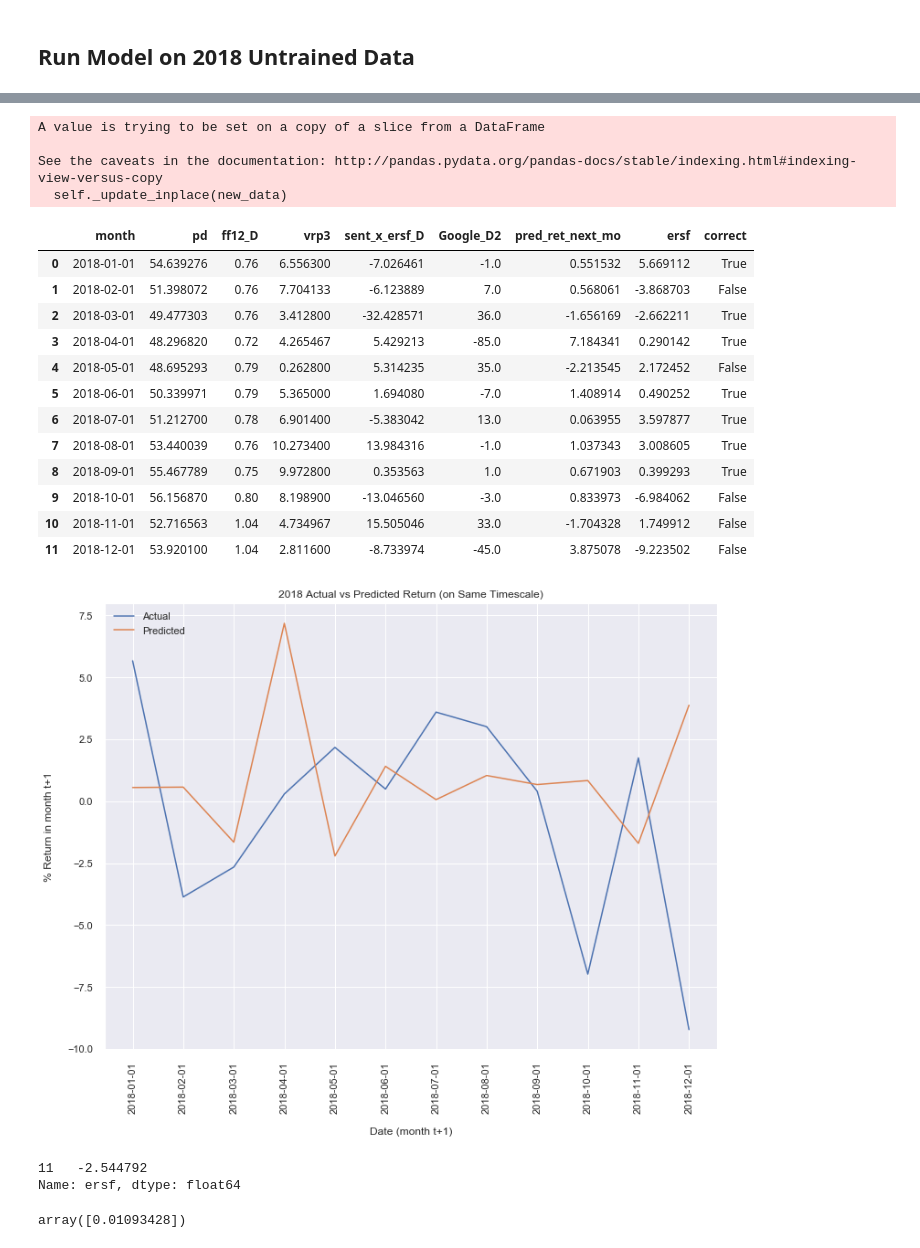
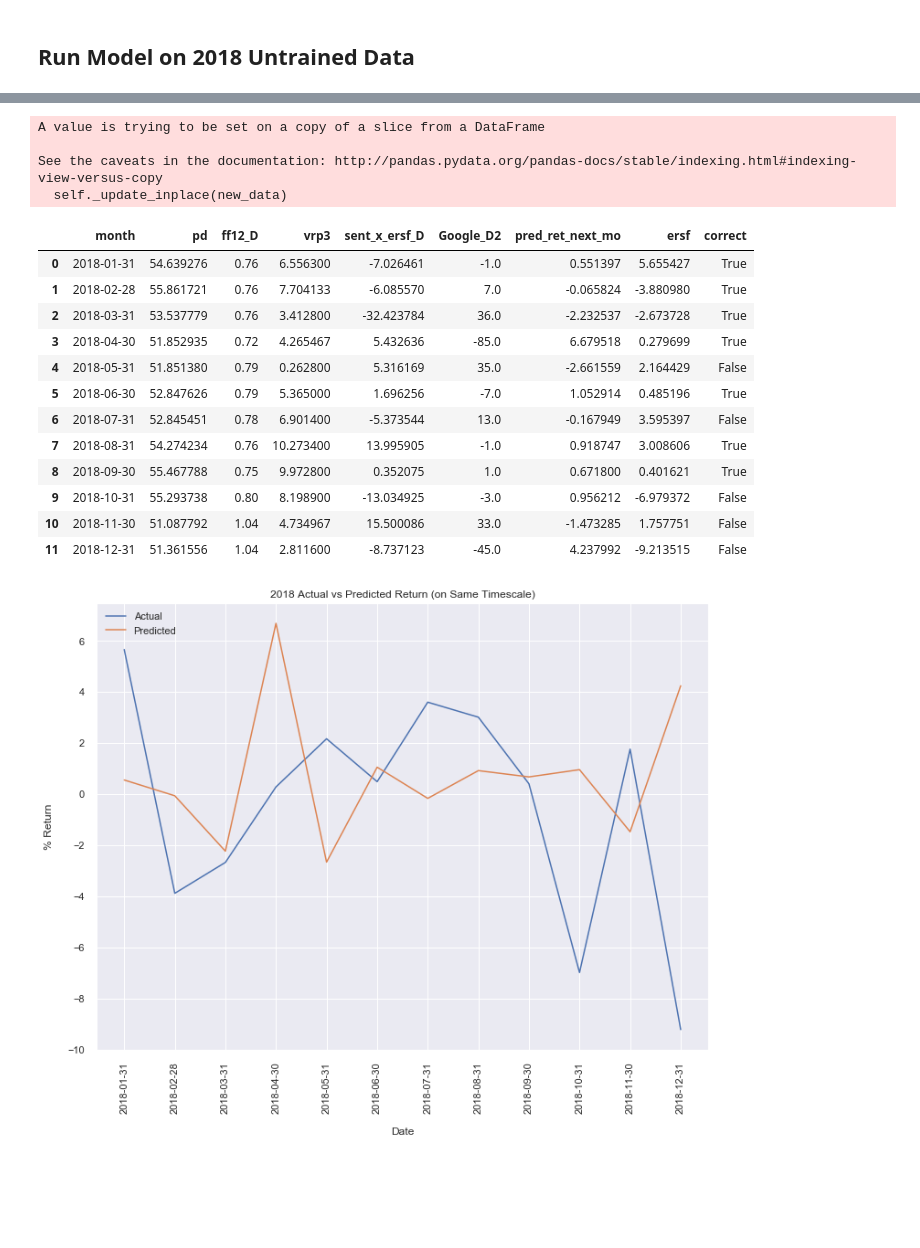
Before and after one commit to maks-p/momentum_sentiment_FINAL, a Jupyter notebook: momentum_sentiment_final.ipynb, the cells around one changed output, grey strips where cells are left out. Cells and saved outputs as stored; diff of their text form; code cells hidden in the pictures; blank space fills up the shorter version.

```diff
--- a/momentum_sentiment_final.ipynb
+++ b/momentum_sentiment_final.ipynb
@@ -442,8 +409,7 @@ df18_actual_returns
 # %%
 #Select Indepdendent Variable from 2018 run, create DataFrame of Independent Variables
 ind_variables = ['pd', 'ff12_D', 'vrp3', 'sent_x_ersf_D', 'Google_D2']
-X = pd.DataFrame(run18,columns=ind_variables)
-X = X.set_index(run18['EOM'])
+X = pd.DataFrame(df_test,columns=ind_variables)
 X
 # %% [output]
 |  | pd | ff12_D | vrp3 | sent_x_ersf_D | Google_D2 |
@@ -506,7 +472,7 @@ df_predictions
 #Create Summary Dataframe with Predictions & Independent Variables
 df_summary = X
 df_summary = pd.concat([X.reset_index(), df_predictions.reset_index(drop=True)], axis=1)
-df_summary = df_summary.merge(df18_actual_returns, how='outer', on='EOM')
+df_summary = df_summary.merge(df18, how='outer', on='Date')
 df_summary['ersf'] = df_summary['ersf'].shift(-1)
 df_summary = df_summary.head(12)
 df_summary
@@ -577,12 +543,12 @@ df_summary['correct'] = (((df_summary['pred_ret_next_mo'] > 0) & (df_summary['er
                          | ((df_summary['pred_ret_next_mo'] < 0) & (df_summary['ersf'] < 0)))
 # %%
 #Create 'month' column that equals the month of actual returns to more clearly show month -> predicted return -> actual return
-df_summary['month'] = df_summary['EOM'].shift(-1)
+df_summary['month'] = df_summary['Date'].shift(-1)
 # %%
 df_summary = df_summary[['month', 'pd', 'ff12_D', 'vrp3', 'sent_x_ersf_D', 'Google_D2', 'pred_ret_next_mo', 'ersf', 'correct']]
 # %%
 #HARDCODE December into NA value
-df_summary.month.fillna('2018-12-01', inplace=True)
+df_summary.month.fillna('2018-12-31', inplace=True)
 df_summary
 # %% [output]
 A value is trying to be set on a copy of a slice from a DataFrame
@@ -590,43 +556,31 @@ A value is trying to be set on a copy of a slice from a DataFrame
 See the caveats in the documentation: http://pandas.pydata.org/pandas-docs/stable/indexing.html#indexing-view-versus-copy
   self._update_inplace(new_data)
 |  | month | pd | ff12_D | vrp3 | sent_x_ersf_D | Google_D2 | pred_ret_next_mo | ersf | correct |
-| 0 | 2018-01-01 | 54.639276 | 0.76 | 6.556300 | -7.026461 | -1.0 | 0.551532 | 5.669112 | True |
-| 1 | 2018-02-01 | 51.398072 | 0.76 | 7.704133 | -6.123889 | 7.0 | 0.568061 | -3.868703 | False |
-| 2 | 2018-03-01 | 49.477303 | 0.76 | 3.412800 | -32.428571 | 36.0 | -1.656169 | -2.662211 | True |
-| 3 | 2018-04-01 | 48.296820 | 0.72 | 4.265467 | 5.429213 | -85.0 | 7.184341 | 0.290142 | True |
-| 4 | 2018-05-01 | 48.695293 | 0.79 | 0.262800 | 5.314235 | 35.0 | -2.213545 | 2.172452 | False |
-| 5 | 2018-06-01 | 50.339971 | 0.79 | 5.365000 | 1.694080 | -7.0 | 1.408914 | 0.490252 | True |
-| 6 | 2018-07-01 | 51.212700 | 0.78 | 6.901400 | -5.383042 | 13.0 | 0.063955 | 3.597877 | True |
-| 7 | 2018-08-01 | 53.440039 | 0.76 | 10.273400 | 13.984316 | -1.0 | 1.037343 | 3.008605 | True |
-| 8 | 2018-09-01 | 55.467789 | 0.75 | 9.972800 | 0.353563 | 1.0 | 0.671903 | 0.399293 | True |
-| 9 | 2018-10-01 | 56.156870 | 0.80 | 8.198900 | -13.046560 | -3.0 | 0.833973 | -6.984062 | False |
-| 10 | 2018-11-01 | 52.716563 | 1.04 | 4.734967 | 15.505046 | 33.0 | -1.704328 | 1.749912 | False |
-| 11 | 2018-12-01 | 53.920100 | 1.04 | 2.811600 | -8.733974 | -45.0 | 3.875078 | -9.223502 | False |
+| 0 | 2018-01-31 | 54.639276 | 0.76 | 6.556300 | -7.026461 | -1.0 | 0.551397 | 5.655427 | True |
+| 1 | 2018-02-28 | 55.861721 | 0.76 | 7.704133 | -6.085570 | 7.0 | -0.065824 | -3.880980 | True |
+| 2 | 2018-03-31 | 53.537779 | 0.76 | 3.412800 | -32.423784 | 36.0 | -2.232537 | -2.673728 | True |
+| 3 | 2018-04-30 | 51.852935 | 0.72 | 4.265467 | 5.432636 | -85.0 | 6.679518 | 0.279699 | True |
+| 4 | 2018-05-31 | 51.851380 | 0.79 | 0.262800 | 5.316169 | 35.0 | -2.661559 | 2.164429 | False |
+| 5 | 2018-06-30 | 52.847626 | 0.79 | 5.365000 | 1.696256 | -7.0 | 1.052914 | 0.485196 | True |
+| 6 | 2018-07-31 | 52.845451 | 0.78 | 6.901400 | -5.373544 | 13.0 | -0.167949 | 3.595397 | False |
+| 7 | 2018-08-31 | 54.274234 | 0.76 | 10.273400 | 13.995905 | -1.0 | 0.918747 | 3.008606 | True |
+| 8 | 2018-09-30 | 55.467788 | 0.75 | 9.972800 | 0.352075 | 1.0 | 0.671800 | 0.401621 | True |
+| 9 | 2018-10-31 | 55.293738 | 0.80 | 8.198900 | -13.034925 | -3.0 | 0.956212 | -6.979372 | False |
+| 10 | 2018-11-30 | 51.087792 | 1.04 | 4.734967 | 15.500086 | 33.0 | -1.473285 | 1.757751 | False |
+| 11 | 2018-12-31 | 51.361556 | 1.04 | 2.811600 | -8.737123 | -45.0 | 4.237992 | -9.213515 | False |
 # %%
 sns.set()
 x = df_summary['month']
 fig = plt.figure(figsize=(12,9))
 plt.plot(x, df_summary['ersf'])
 plt.plot(x, df_summary['pred_ret_next_mo'])
 
 plt.legend(['Actual', 'Predicted'], loc='upper left')
 plt.title('2018 Actual vs Predicted Return (on Same Timescale)')
 plt.xticks(df_summary['month'], rotation='vertical')
-plt.xlabel('Date (month t+1)', labelpad=15)
-plt.ylabel('% Return in month t+1', labelpad=15)
+plt.xlabel('Date', labelpad=15)
+plt.ylabel('% Return', labelpad=15)
 
 plt.show();
 # %% [output]
-[figure, old version]
+[figure, new version]
-# %%
-dec_2018_return = df_summary['ersf'].loc[df_summary['month'] == '2018-12-01']
-z_score = (dec_2018_return - df04['ersf'].mean()) / df04['ersf'].std()
-z_score
-
-from scipy.stats import norm
-two_tailed = 2 * norm.cdf(z_score)
-two_tailed
-# %% [output]
-11   -2.544792
-Name: ersf, dtype: float64
-array([0.01093428])
```
Also changed, not shown: parts of 32 cells of this notebook, 5 other files.
